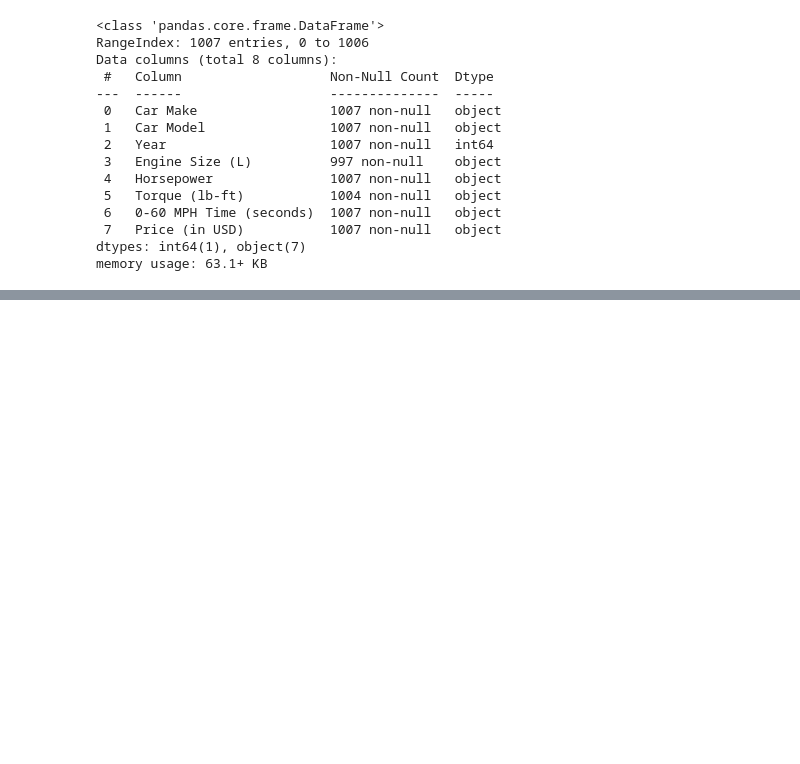
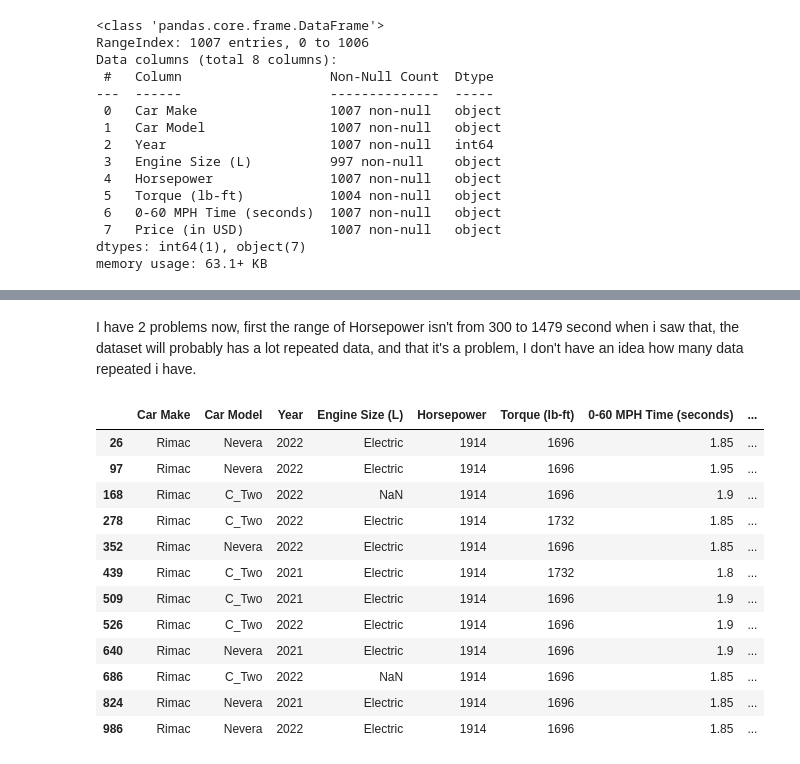
Before and after one commit to AndresDardex/Sports-Cars, a Jupyter notebook: SportCarsAnalysis.ipynb, the cells around one changed output, grey strips where cells are left out. Drawn from its saved outputs; the diff is of its cells as text; code cells hidden in the pictures; blank space fills up the shorter version.

```diff
--- a/SportCarsAnalysis.ipynb
+++ b/SportCarsAnalysis.ipynb
@@ -42,0 +188,18 @@ in the column 'Torque (lb-ft)' I don't care the data that isn't numeric, so, I w
+# %% [markdown]
+I have 2 problems now, first the range of Horsepower isn't from 300 to 1479 second when i saw that, the dataset will probably has a lot repeated data, and that it's a problem, I don't have an idea how many data repeated i have.
+# %%
+df.groupby('Horsepower').get_group('1914')
+# %% [output]
+|  | Car Make | Car Model | Year | Engine Size (L) | Horsepower | Torque (lb-ft) | 0-60 MPH Time (seconds) | ... |
+| 26 | Rimac | Nevera | 2022 | Electric | 1914 | 1696 | 1.85 | ... |
+| 97 | Rimac | Nevera | 2022 | Electric | 1914 | 1696 | 1.95 | ... |
+| 168 | Rimac | C_Two | 2022 | NaN | 1914 | 1696 | 1.9 | ... |
+| 278 | Rimac | C_Two | 2022 | Electric | 1914 | 1732 | 1.85 | ... |
+| 352 | Rimac | Nevera | 2022 | Electric | 1914 | 1696 | 1.85 | ... |
+| 439 | Rimac | C_Two | 2021 | Electric | 1914 | 1732 | 1.8 | ... |
+| 509 | Rimac | C_Two | 2021 | Electric | 1914 | 1696 | 1.9 | ... |
+| 526 | Rimac | C_Two | 2022 | Electric | 1914 | 1696 | 1.9 | ... |
+| 640 | Rimac | Nevera | 2021 | Electric | 1914 | 1696 | 1.9 | ... |
+| 686 | Rimac | C_Two | 2022 | NaN | 1914 | 1696 | 1.85 | ... |
+| 824 | Rimac | Nevera | 2021 | Electric | 1914 | 1696 | 1.85 | ... |
+| 986 | Rimac | Nevera | 2022 | Electric | 1914 | 1696 | 1.85 | ... |
```
Also changed, not shown: parts of 46 cells of this notebook, 2 other files.
